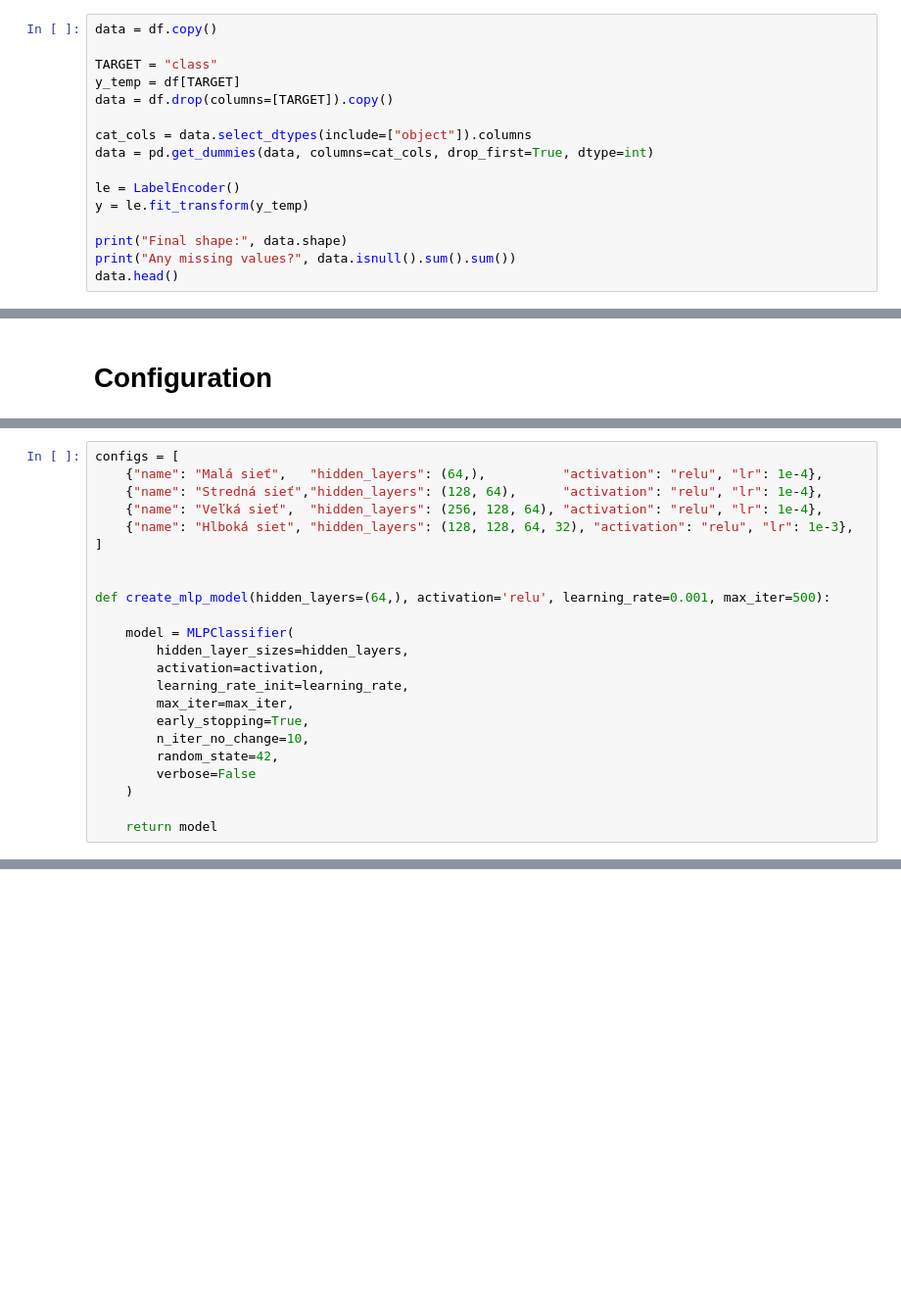
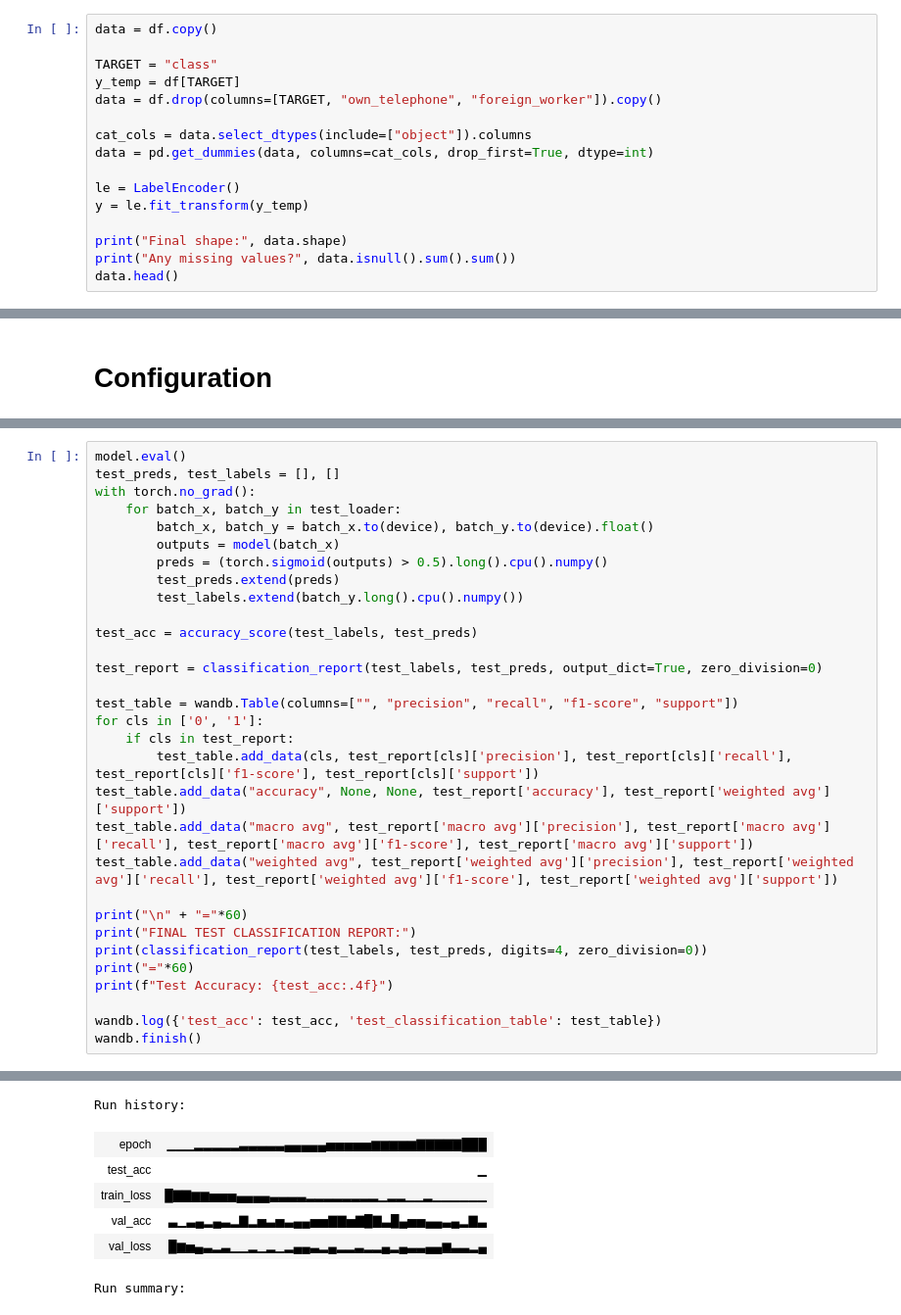
Before and after one commit to Michal2684/zneus-MLP, a Jupyter notebook: main.ipynb, the cells around one changed output, grey strips where cells are left out. Shown at 98% size. Drawn from its saved outputs; the diff is of its cells as text; blank space fills up the shorter version.

```diff
--- a/main.ipynb
+++ b/main.ipynb
@@ -173,7 +84,7 @@ data = df.copy()
 
 TARGET = "class"
 y_temp = df[TARGET]
-data = df.drop(columns=[TARGET]).copy()
+data = df.drop(columns=[TARGET, "own_telephone", "foreign_worker"]).copy()
 
 cat_cols = data.select_dtypes(include=["object"]).columns
 data = pd.get_dummies(data, columns=cat_cols, drop_first=True, dtype=int)
@@ -287,23 +337,32 @@ Name: count, dtype: int64
 # %%
-configs = [
-    {"name": "Malá sieť",   "hidden_layers": (64,),          "activation": "relu", "lr": 1e-4},
-    {"name": "Stredná sieť","hidden_layers": (128, 64),      "activation": "relu", "lr": 1e-4},
-    {"name": "Veľká sieť",  "hidden_layers": (256, 128, 64), "activation": "relu", "lr": 1e-4},
-    {"name": "Hlboká siet", "hidden_layers": (128, 128, 64, 32), "activation": "relu", "lr": 1e-3},
-]
+model.eval()
+test_preds, test_labels = [], []
+with torch.no_grad():
+    for batch_x, batch_y in test_loader:
+        batch_x, batch_y = batch_x.to(device), batch_y.to(device).float()
+        outputs = model(batch_x)
+        preds = (torch.sigmoid(outputs) > 0.5).long().cpu().numpy()
+        test_preds.extend(preds)
+        test_labels.extend(batch_y.long().cpu().numpy())
 
+test_acc = accuracy_score(test_labels, test_preds)
 
-def create_mlp_model(hidden_layers=(64,), activation='relu', learning_rate=0.001, max_iter=500):
+test_report = classification_report(test_labels, test_preds, output_dict=True, zero_division=0)
 
-    model = MLPClassifier(
-        hidden_layer_sizes=hidden_layers,
-        activation=activation,
-        learning_rate_init=learning_rate,
-        max_iter=max_iter,
-        early_stopping=True,
-        n_iter_no_change=10,
-        random_state=42,
-        verbose=False
-    )
+test_table = wandb.Table(columns=["", "precision", "recall", "f1-score", "support"])
+for cls in ['0', '1']:
+    if cls in test_report:
+        test_table.add_data(cls, test_report[cls]['precision'], test_report[cls]['recall'], test_report[cls]['f1-score'], test_report[cls]['support'])
+test_table.add_data("accuracy", None, None, test_report['accuracy'], test_report['weighted avg']['support'])
+test_table.add_data("macro avg", test_report['macro avg']['precision'], test_report['macro avg']['recall'], test_report['macro avg']['f1-score'], test_report['macro avg']['support'])
+test_table.add_data("weighted avg", test_report['weighted avg']['precision'], test_report['weighted avg']['recall'], test_report['weighted avg']['f1-score'], test_report['weighted avg']['support'])
 
-    return model
+print("\n" + "="*60)
+print("FINAL TEST CLASSIFICATION REPORT:")
+print(classification_report(test_labels, test_preds, digits=4, zero_division=0))
+print("="*60)
+print(f"Test Accuracy: {test_acc:.4f}")
+
+wandb.log({'test_acc': test_acc, 'test_classification_table': test_table})
+wandb.finish()
+# %% [output]
@@ -309,0 +383,7 @@ def create_mlp_model(hidden_layers=(64,), activation='relu', learning_rate=0.001
+Run history:
+| epoch | ▁▁▁▂▂▂▂▂▃▃▃▃▃▄▄▄▄▄▅▅▅▅▅▆▆▆▆▆▇▇▇▇▇███ |
+| test_acc | ▁ |
+| train_loss | █▇▇▆▆▅▅▅▄▄▄▄▃▃▃▃▂▂▂▂▂▂▂▂▁▂▂▁▁▂▁▁▁▁▁▁ |
+| val_acc | ▃▁▃▄▂▄▃▂▇▂▅▃▅▃▄▄▅▅▇▇▅▇█▇▃█▄▅▅▄▄▃▄▂▇▃ |
+| val_loss | █▆▅▄▃▂▃▁▁▂▁▂▁▂▄▄▃▂▄▂▂▃▂▂▄▂▄▃▃▄▄▆▃▃▂▄ |
+Run summary:
```
Also changed, not shown: parts of 29 cells of this notebook, 1 other file.
